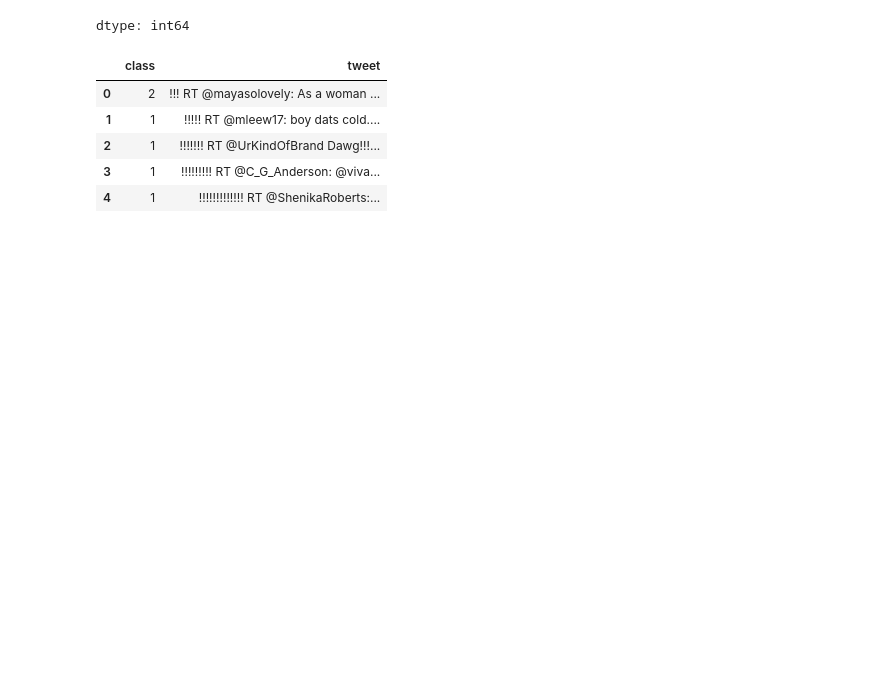
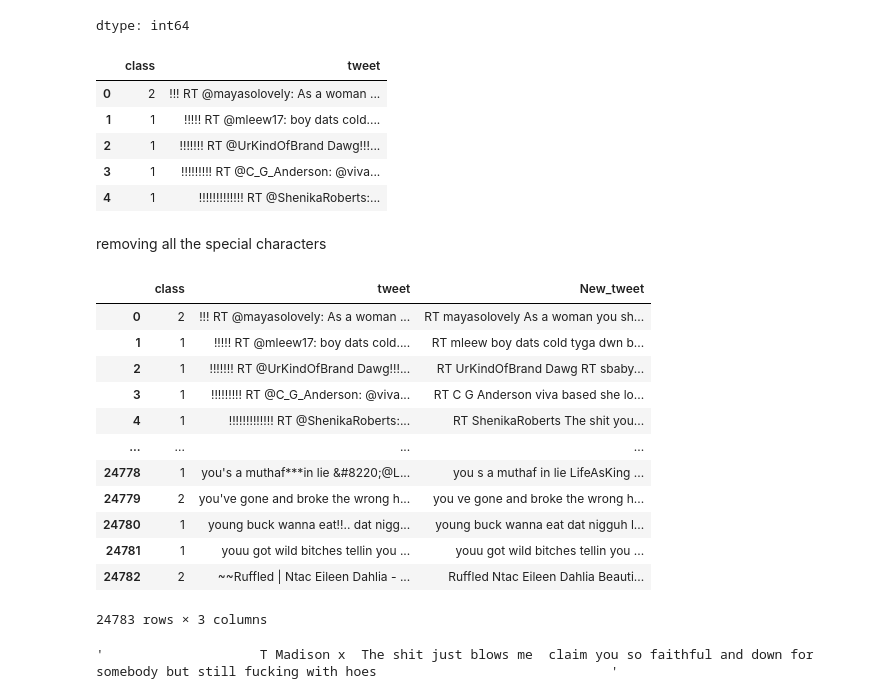
Before and after one commit to kartikrupal/Hate-Speech, a Jupyter notebook: main.ipynb, the cells around one changed output. Drawn from its saved outputs; the diff is of its cells as text; code cells hidden in the pictures; blank space fills up the shorter version.

```diff
--- a/main.ipynb
+++ b/main.ipynb
@@ -59,7 +65,7 @@ df.isnull().sum()
 | tweet | 0 |
 dtype: int64
 # %%
-df.drop(columns=['count','hate_speech','offensive_language','neither'],inplace=True)
+df.drop(columns=['count','hate_speech','offensive_language','neither','Unnamed: 0'],inplace=True)
 # %%
 df.head()
 # %% [output]
@@ -69,3 +75,27 @@ df.head()
 | 2 | 1 | !!!!!!! RT @UrKindOfBrand Dawg!!!... |
 | 3 | 1 | !!!!!!!!! RT @C_G_Anderson: @viva... |
 | 4 | 1 | !!!!!!!!!!!!! RT @ShenikaRoberts:... |
+# %% [markdown]
+removing all the special characters
+# %%
+df['New_tweet']=df['tweet'].str.replace(r'[^a-zA-Z]',' ',regex=True)
+# %%
+df
+# %% [output]
+|  | class | tweet | New_tweet |
+| 0 | 2 | !!! RT @mayasolovely: As a woman ... | RT mayasolovely As a woman you sh... |
+| 1 | 1 | !!!!! RT @mleew17: boy dats cold.... | RT mleew boy dats cold tyga dwn b... |
+| 2 | 1 | !!!!!!! RT @UrKindOfBrand Dawg!!!... | RT UrKindOfBrand Dawg RT sbaby... |
+| 3 | 1 | !!!!!!!!! RT @C_G_Anderson: @viva... | RT C G Anderson viva based she lo... |
+| 4 | 1 | !!!!!!!!!!!!! RT @ShenikaRoberts:... | RT ShenikaRoberts The shit you... |
+| ... | ... | ... | ... |
+| 24778 | 1 | you's a muthaf***in lie &#8220;@L... | you s a muthaf in lie LifeAsKing ... |
+| 24779 | 2 | you've gone and broke the wrong h... | you ve gone and broke the wrong h... |
+| 24780 | 1 | young buck wanna eat!!.. dat nigg... | young buck wanna eat dat nigguh l... |
+| 24781 | 1 | youu got wild bitches tellin you ... | youu got wild bitches tellin you ... |
+| 24782 | 2 | ~~Ruffled | Ntac Eileen Dahlia - ... | Ruffled Ntac Eileen Dahlia Beauti... |
+24783 rows × 3 columns
+# %%
+df['New_tweet'].iloc[5]
+# %% [output]
+'                    T Madison x  The shit just blows me  claim you so faithful and down for somebody but still fucking with hoes                              '
```
Also changed, not shown: parts of 12 cells of this notebook.
